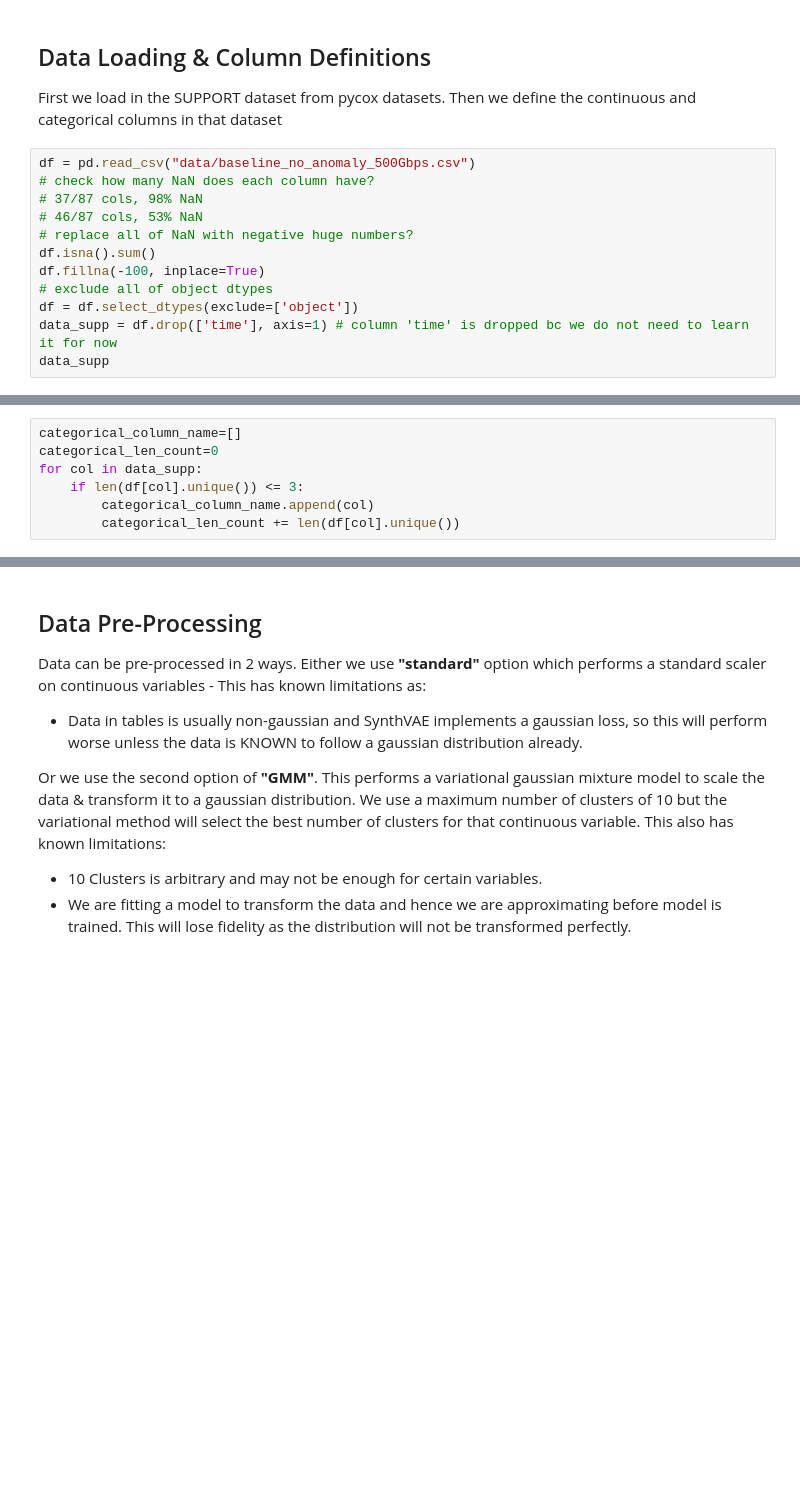
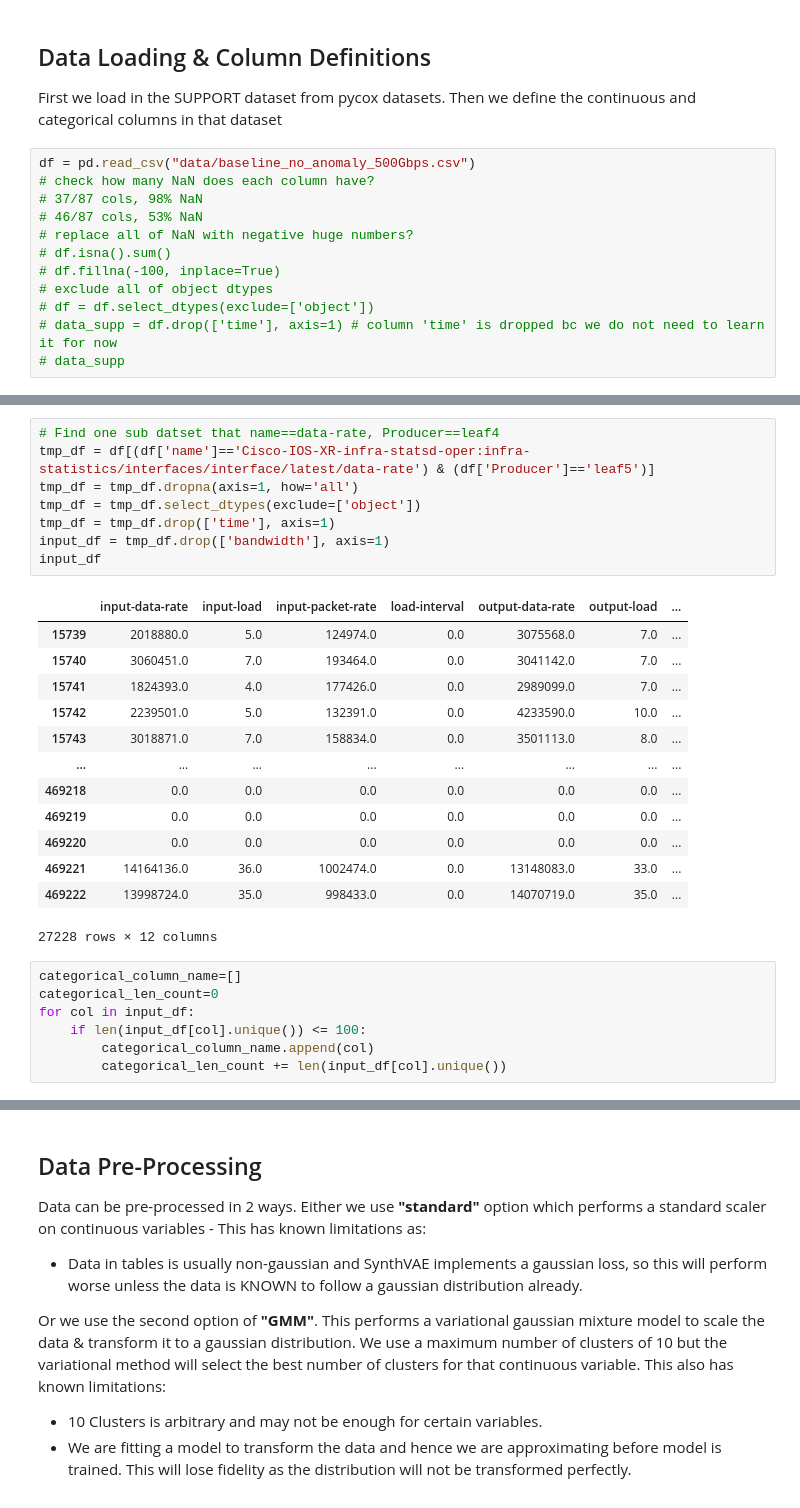
Before and after one commit to lesleychou/VAE_DP, a Jupyter notebook: Investigations/CISCO_Notebook.ipynb, the cells around one changed output, grey strips where cells are left out. Saved outputs shown, nothing was run; the diff lists cells and outputs as text; blank space fills up the shorter version.

```diff
--- a/Investigations/CISCO_Notebook.ipynb
+++ b/Investigations/CISCO_Notebook.ipynb
@@ -56,9 +55,9 @@ df = pd.read_csv("data/baseline_no_anomaly_500Gbps.csv")
 # 37/87 cols, 98% NaN
 # 46/87 cols, 53% NaN
 # replace all of NaN with negative huge numbers?
-df.isna().sum()
-df.fillna(-100, inplace=True)
+# df.isna().sum()
+# df.fillna(-100, inplace=True)
 # exclude all of object dtypes
-df = df.select_dtypes(exclude=['object'])
-data_supp = df.drop(['time'], axis=1) # column 'time' is dropped bc we do not need to learn it for now
-data_supp
+# df = df.select_dtypes(exclude=['object'])
+# data_supp = df.drop(['time'], axis=1) # column 'time' is dropped bc we do not need to learn it for now
+# data_supp
@@ -79,10 +81,32 @@ data_supp
+# %%
+# Find one sub datset that name==data-rate, Producer==leaf4
+tmp_df = df[(df['name']=='Cisco-IOS-XR-infra-statsd-oper:infra-statistics/interfaces/interface/latest/data-rate') & (df['Producer']=='leaf5')]
+tmp_df = tmp_df.dropna(axis=1, how='all')
+tmp_df = tmp_df.select_dtypes(exclude=['object'])
+tmp_df = tmp_df.drop(['time'], axis=1)
+input_df = tmp_df.drop(['bandwidth'], axis=1)
+input_df
+# %% [output]
+|  | input-data-rate | input-load | input-packet-rate | load-interval | output-data-rate | output-load | ... |
+| 15739 | 2018880.0 | 5.0 | 124974.0 | 0.0 | 3075568.0 | 7.0 | ... |
+| 15740 | 3060451.0 | 7.0 | 193464.0 | 0.0 | 3041142.0 | 7.0 | ... |
+| 15741 | 1824393.0 | 4.0 | 177426.0 | 0.0 | 2989099.0 | 7.0 | ... |
+| 15742 | 2239501.0 | 5.0 | 132391.0 | 0.0 | 4233590.0 | 10.0 | ... |
+| 15743 | 3018871.0 | 7.0 | 158834.0 | 0.0 | 3501113.0 | 8.0 | ... |
+| ... | ... | ... | ... | ... | ... | ... | ... |
+| 469218 | 0.0 | 0.0 | 0.0 | 0.0 | 0.0 | 0.0 | ... |
+| 469219 | 0.0 | 0.0 | 0.0 | 0.0 | 0.0 | 0.0 | ... |
+| 469220 | 0.0 | 0.0 | 0.0 | 0.0 | 0.0 | 0.0 | ... |
+| 469221 | 14164136.0 | 36.0 | 1002474.0 | 0.0 | 13148083.0 | 33.0 | ... |
+| 469222 | 13998724.0 | 35.0 | 998433.0 | 0.0 | 14070719.0 | 35.0 | ... |
+27228 rows × 12 columns
 # %%
 categorical_column_name=[]
 categorical_len_count=0
-for col in data_supp:
-    if len(df[col].unique()) <= 3:
+for col in input_df:
+    if len(input_df[col].unique()) <= 100:
         categorical_column_name.append(col)
-        categorical_len_count += len(df[col].unique())
+        categorical_len_count += len(input_df[col].unique())
 # %%
 categorical_column_name
 # %% [output]
```
Also changed, not shown: parts of 31 cells of this notebook, 4 other files.
